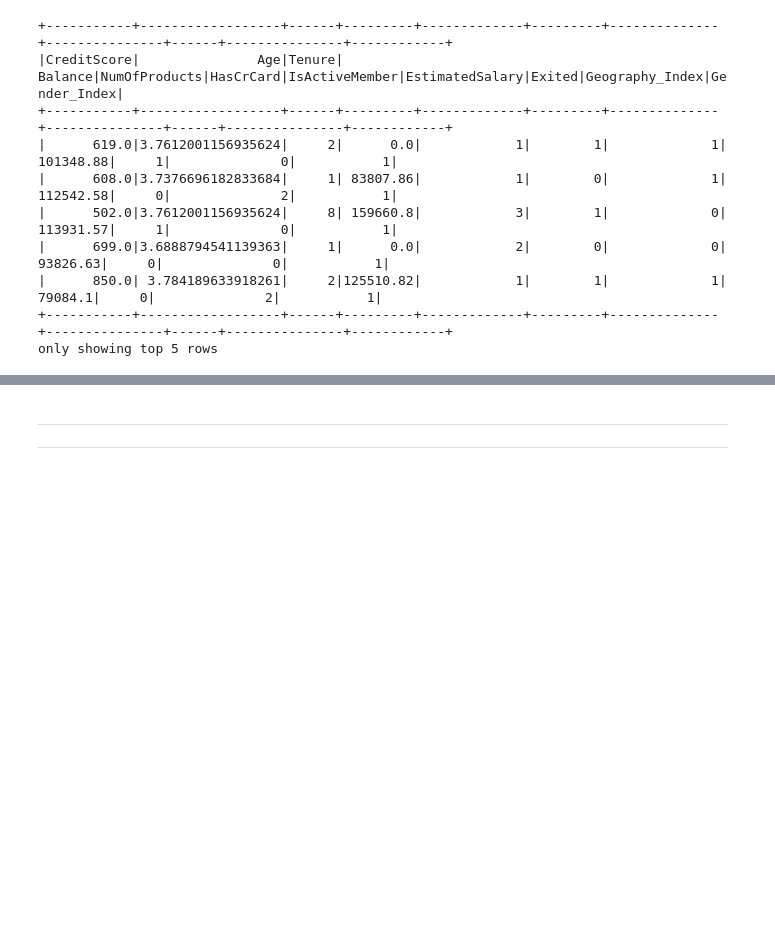
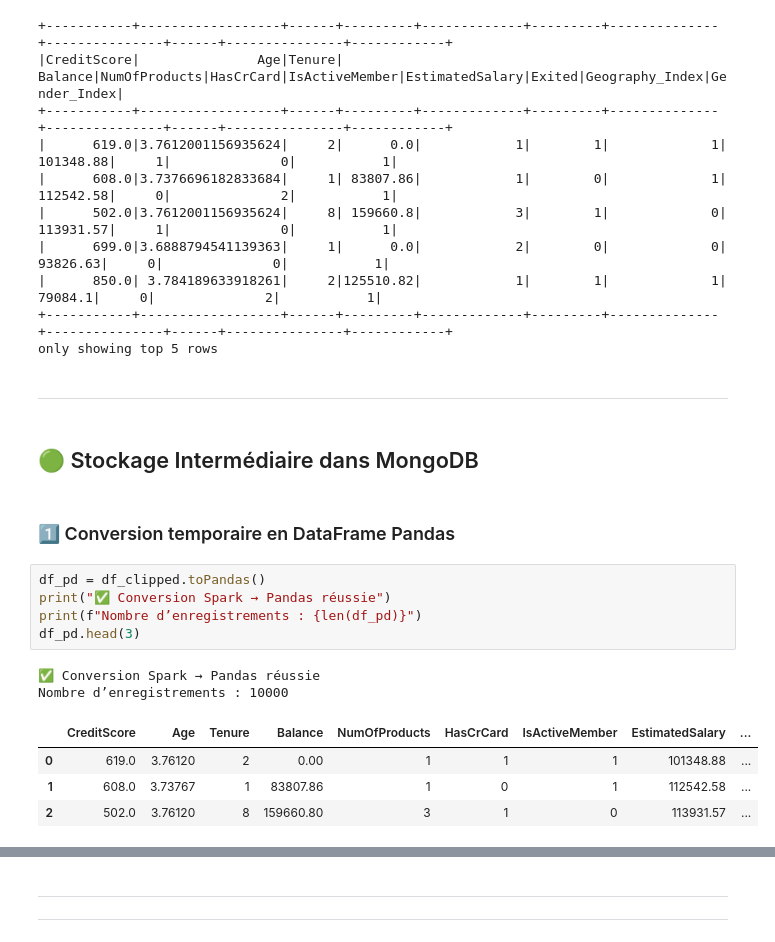
Before and after one commit to bouchramilo/BankAttritionFlow, a Jupyter notebook: notebooks/partie_1.ipynb, the cells around one changed output, grey strips where cells are left out. Cells and saved outputs as stored; diff of their text form; blank space fills up the shorter version.

```diff
--- a/notebooks/Eda.ipynb
+++ b/notebooks/partie_1.ipynb
@@ -780,3 +781,21 @@ df_clipped.show(5)
 |      850.0| 3.784189633918261|     2|125510.82|            1|        1|             1|        79084.1|     0|              2|           1|
 +-----------+------------------+------+---------+-------------+---------+--------------+---------------+------+---------------+------------+
 only showing top 5 rows
+# %% [markdown]
+***
+# %% [markdown]
+## 🟢 Stockage Intermédiaire dans MongoDB
+# %% [markdown]
+### 1️⃣ Conversion temporaire en DataFrame Pandas
+# %%
+df_pd = df_clipped.toPandas()
+print("✅ Conversion Spark → Pandas réussie")
+print(f"Nombre d’enregistrements : {len(df_pd)}")
+df_pd.head(3)
+# %% [output]
+✅ Conversion Spark → Pandas réussie
+Nombre d’enregistrements : 10000
+|  | CreditScore | Age | Tenure | Balance | NumOfProducts | HasCrCard | IsActiveMember | EstimatedSalary | ... |
+| 0 | 619.0 | 3.76120 | 2 | 0.00 | 1 | 1 | 1 | 101348.88 | ... |
+| 1 | 608.0 | 3.73767 | 1 | 83807.86 | 1 | 0 | 1 | 112542.58 | ... |
+| 2 | 502.0 | 3.76120 | 8 | 159660.80 | 3 | 1 | 0 | 113931.57 | ... |
```
Also changed, not shown: parts of 8 cells of this notebook.
